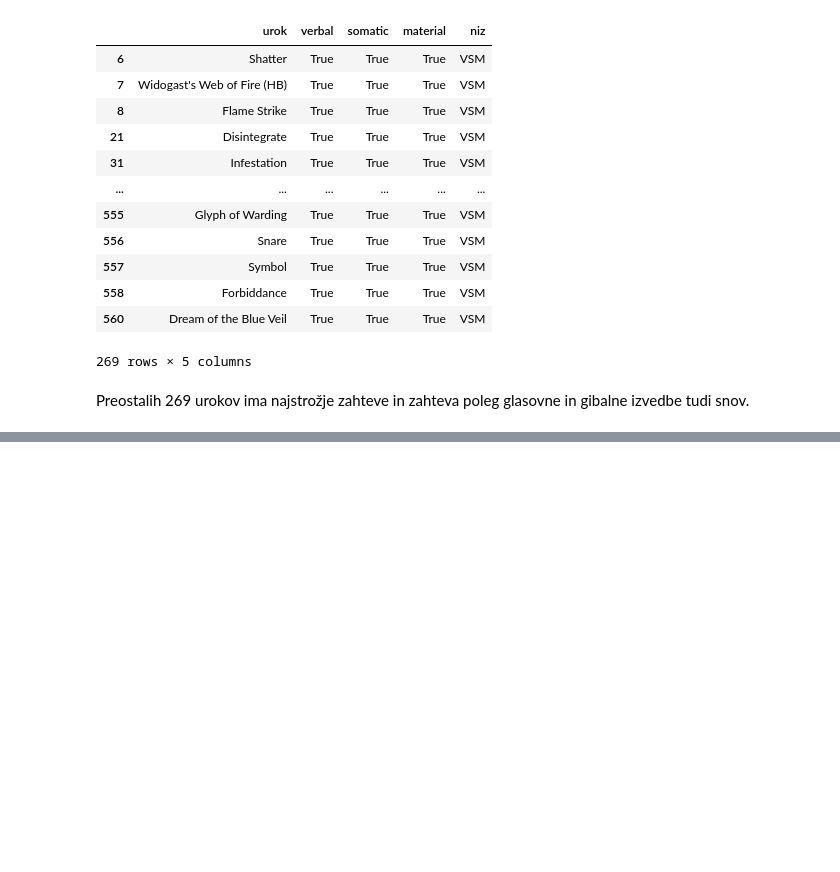
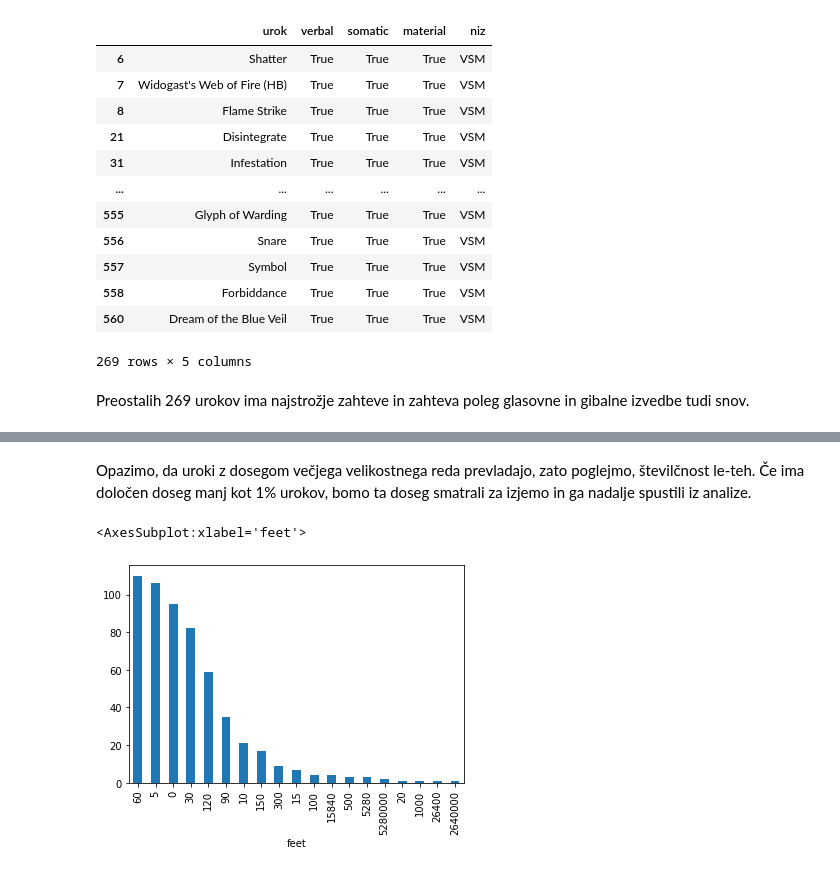
Before and after one commit to vercekpeterdamian/prog1-uroki_dnd, a Jupyter notebook: analiza.ipynb, the cells around one changed output, grey strips where cells are left out. Saved outputs shown, nothing was run; the diff lists cells and outputs as text; code cells hidden in the pictures; blank space fills up the shorter version.

```diff
--- a/analiza.ipynb
+++ b/analiza.ipynb
@@ -403,0 +457,7 @@ Preostalih 269 urokov ima najstrožje zahteve in zahteva poleg glasovne in gibal
+# %% [markdown]
+Opazimo, da uroki z dosegom večjega velikostnega reda prevladajo, zato poglejmo, številčnost le-teh. Če ima določen doseg manj kot 1% urokov, bomo ta doseg smatrali za izjemo in ga nadalje spustili iz analize.
+# %%
+uroki_doseg.groupby('feet').size().sort_values(ascending=False).plot.bar()
+# %% [output]
+<AxesSubplot:xlabel='feet'>
+[figure, added]
```
Also changed, not shown: parts of 5 cells of this notebook.
